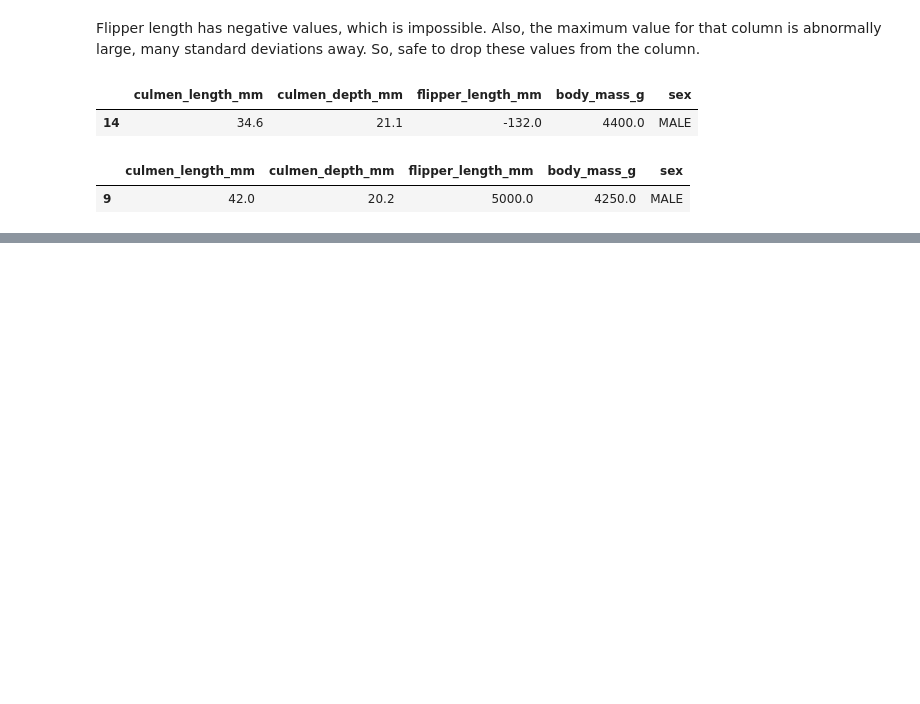
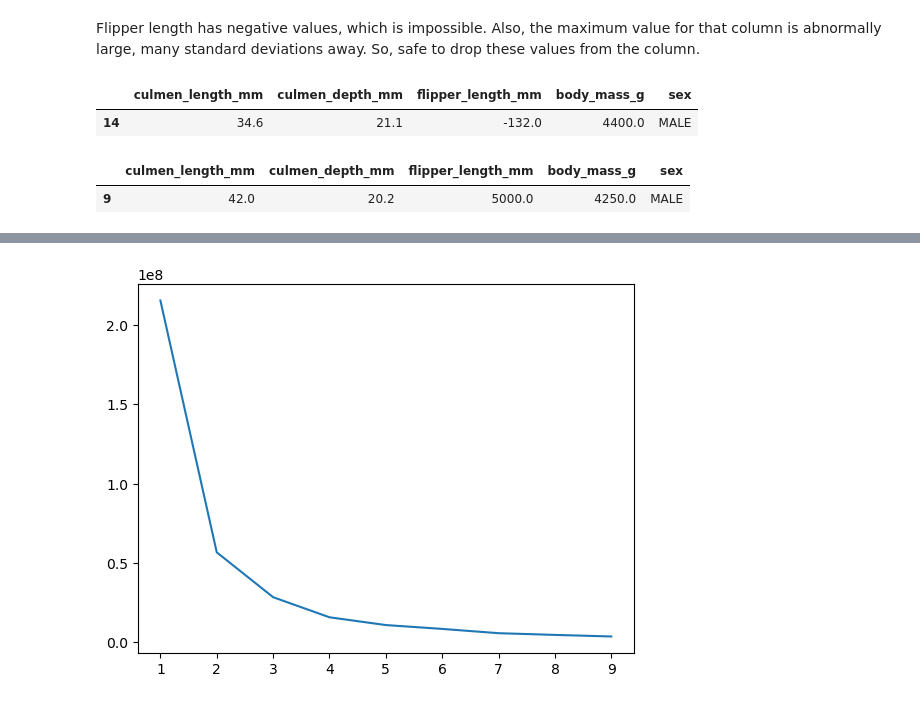
Before and after one commit to bhandarisudip/datacamp_projects, a Jupyter notebook: projects/clustering_antarctic_penguin_species/notebook.ipynb, the cells around one changed output, grey strips where cells are left out. Saved outputs shown, nothing was run; the diff lists cells and outputs as text; code cells hidden in the pictures; blank space fills up the shorter version.

Commit message:
further analyses. up to k means clustering

```diff
--- a/projects/clustering_antarctic_penguin_species/notebook.ipynb
+++ b/projects/clustering_antarctic_penguin_species/notebook.ipynb
@@ -152,0 +191,3 @@ penguins_df_nonull_noabberant[penguins_df_nonull_noabberant['flipper_length_mm']
+# %%
+pca = PCA()
+pca.fit(penguins_preprocessed)
@@ -152,0 +201,8 @@ penguins_df_nonull_noabberant[penguins_df_nonull_noabberant['flipper_length_mm']
+# %%
+# Save the number of components as a variable called n_components
+n_components = 3
+# %%
+# Finally, execute PCA using n_components and store the result as penguins_PCA
+pca = PCA(n_components=n_components)
+pca.fit(penguins_preprocessed)
+penguins_PCA = pca.transform(penguins_preprocessed)
@@ -152,0 +212,14 @@ penguins_df_nonull_noabberant[penguins_df_nonull_noabberant['flipper_length_mm']
+# %%
+# Employ k-means clustering on the penguins_PCA
+inertia_list = []
+for i in range(1, 10):
+    kmeans = KMeans(random_state=42, n_clusters=i, n_init='auto')
+    kmeans.fit(penguins_PCA)
+    inertia_list.append(kmeans.inertia_);
+# %%
+# Conduct elbow anlaysis
+fig, ax = plt.subplots()
+ax.plot([i for i in range(1,10)], inertia_list)
+plt.show()
+# %% [output]
+[figure, added]
```
Also changed, not shown: parts of 20 cells of this notebook, 1 other file.
